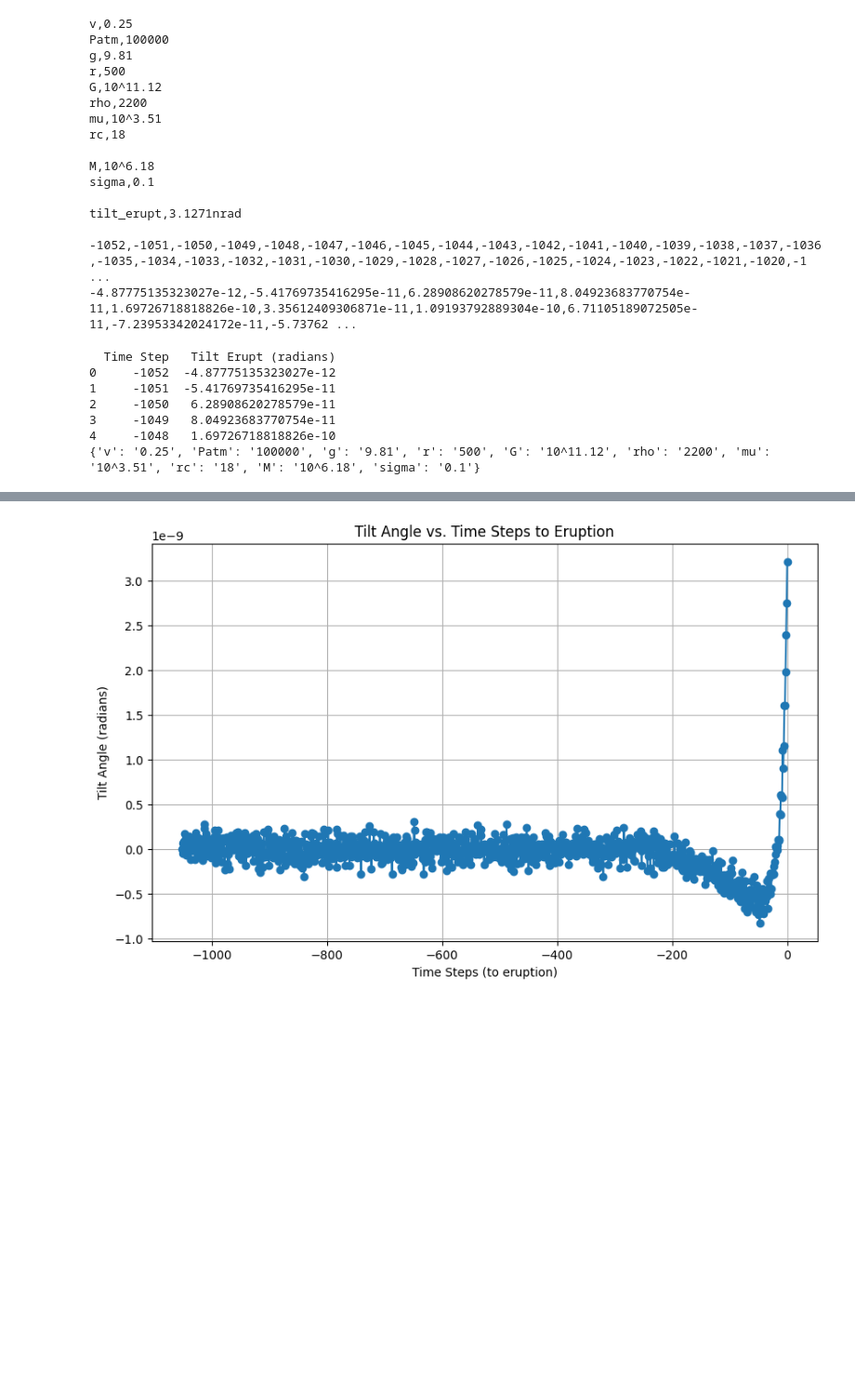
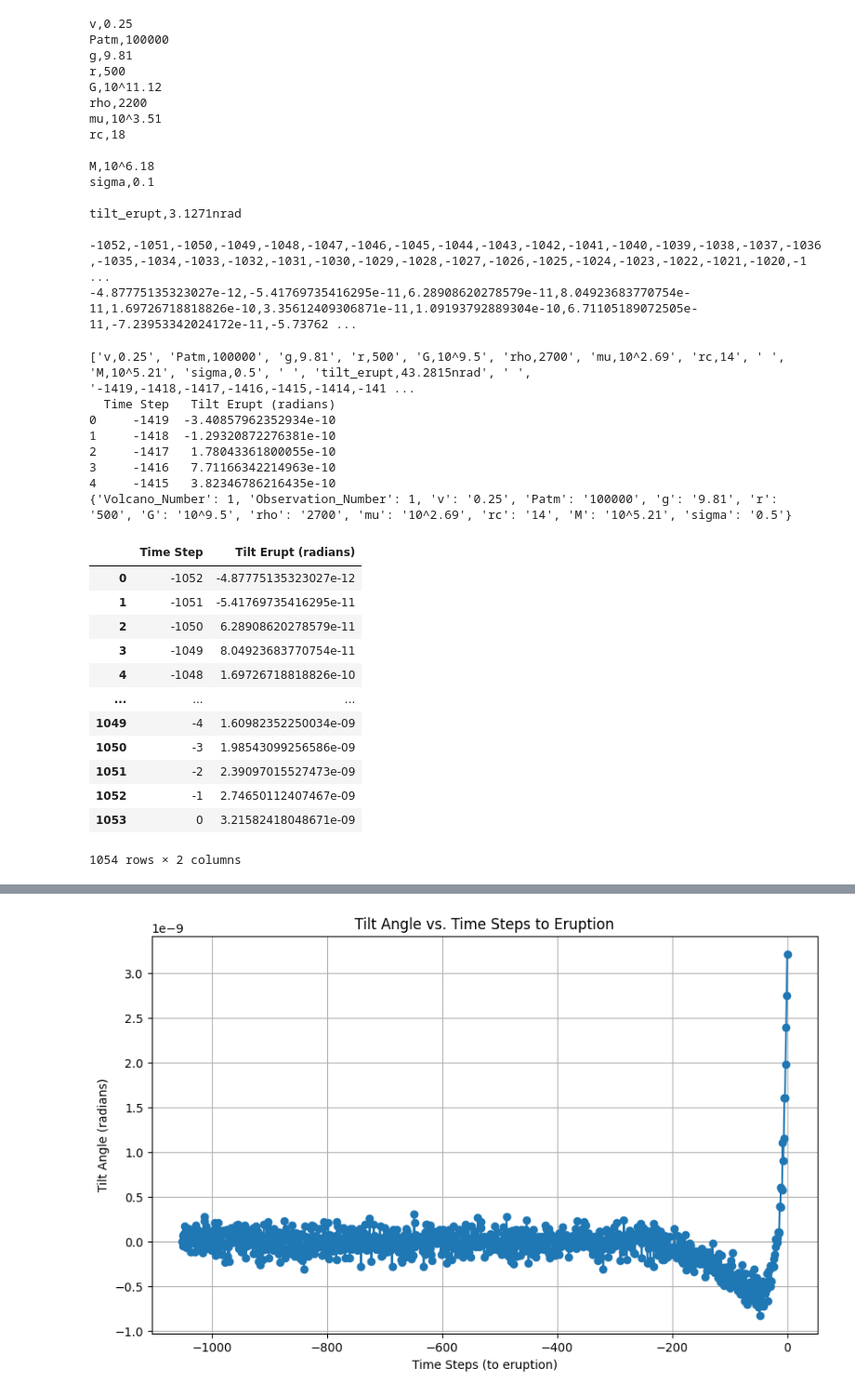
Before and after one commit to mzafir/iklearn, a Jupyter notebook: parse.ipynb, the cells around one changed output, grey strips where cells are left out. Shown: that part at 93% size. Saved outputs shown, nothing was run; the diff lists cells and outputs as text; code cells hidden in the pictures; blank space fills up the shorter version.

```diff
--- a/parse.ipynb
+++ b/parse.ipynb
@@ -29,9 +29,12 @@ import pandas as pd
 
 # Splitting the file content into lines
 lines = file_contents.split('\n')
+print(lines)
 
 # Extracting the properties (variables and values) at the beginning of the file
 properties = {}
+properties['Volcano_Number'] = 1
+properties['Observation_Number']  = 1
 empty_line_count = 0
 for line in lines:
     if line.strip() == "":
@@ -48,6 +51,7 @@ for line in lines:
 time_series_lines = [line for line in lines if line.strip() != ""][-2:]
 
 # Splitting the lines into individual values
+#"Mohaned , Dewedar" [Mohaned, Dewedar]
 time_steps = time_series_lines[0].split(',')
 tilt_erupt_values = time_series_lines[1].split(',')
 
@@ -63,10 +67,27 @@ time_series_data = pd.DataFrame({
 print(time_series_data.head())
 print(properties)
 # %% [output]
+['v,0.25', 'Patm,100000', 'g,9.81', 'r,500', 'G,10^9.5', 'rho,2700', 'mu,10^2.69', 'rc,14', ' ', 'M,10^5.21', 'sigma,0.5', ' ', 'tilt_erupt,43.2815nrad', ' ', '-1419,-1418,-1417,-1416,-1415,-1414,-141 ...
   Time Step   Tilt Erupt (radians)
-0     -1052  -4.87775135323027e-12
-1     -1051  -5.41769735416295e-11
-2     -1050   6.28908620278579e-11
-3     -1049   8.04923683770754e-11
-4     -1048   1.69726718818826e-10
-{'v': '0.25', 'Patm': '100000', 'g': '9.81', 'r': '500', 'G': '10^11.12', 'rho': '2200', 'mu': '10^3.51', 'rc': '18', 'M': '10^6.18', 'sigma': '0.1'}
+0     -1419  -3.40857962352934e-10
+1     -1418  -1.29320872276381e-10
+2     -1417   1.78043361800055e-10
+3     -1416   7.71166342214963e-10
+4     -1415   3.82346786216435e-10
+{'Volcano_Number': 1, 'Observation_Number': 1, 'v': '0.25', 'Patm': '100000', 'g': '9.81', 'r': '500', 'G': '10^9.5', 'rho': '2700', 'mu': '10^2.69', 'rc': '14', 'M': '10^5.21', 'sigma': '0.5'}
+# %%
+time_series_data # time step, tilterupt , v , patm , g ,
+# %% [output]
+|  | Time Step | Tilt Erupt (radians) |
+| 0 | -1052 | -4.87775135323027e-12 |
+| 1 | -1051 | -5.41769735416295e-11 |
+| 2 | -1050 | 6.28908620278579e-11 |
+| 3 | -1049 | 8.04923683770754e-11 |
+| 4 | -1048 | 1.69726718818826e-10 |
+| ... | ... | ... |
+| 1049 | -4 | 1.60982352250034e-09 |
+| 1050 | -3 | 1.98543099256586e-09 |
+| 1051 | -2 | 2.39097015527473e-09 |
+| 1052 | -1 | 2.74650112407467e-09 |
+| 1053 | 0 | 3.21582418048671e-09 |
+1054 rows × 2 columns
```
Also changed, not shown: parts of 3 cells of this notebook.
